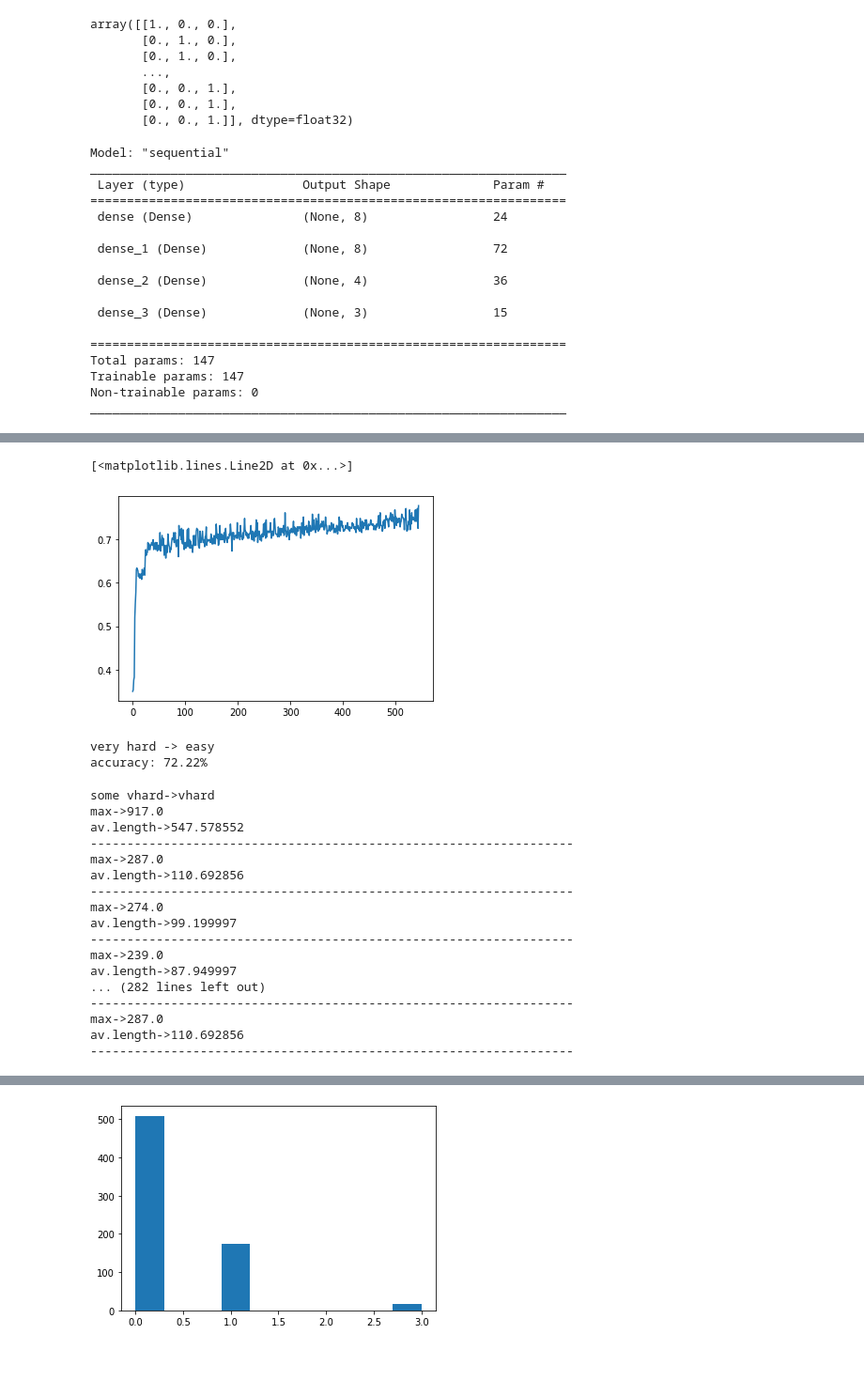
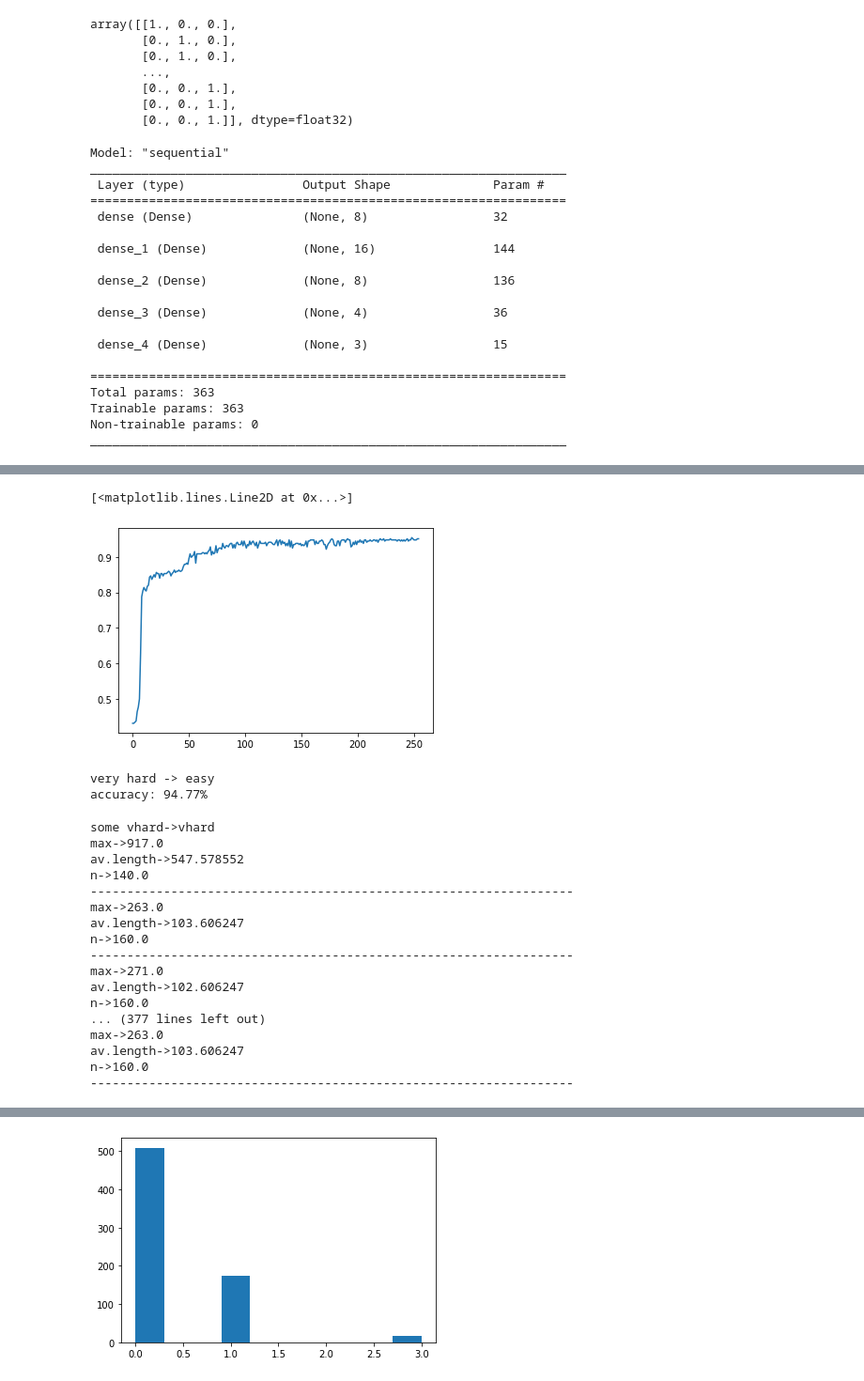
Before and after one commit to harel-coffee/pouw-auto, a Jupyter notebook: 4Dropped_Neural_Network_Multi_Classs_Classification.ipynb, the cells around one changed output, grey strips where cells are left out. Shown: that part at 94% size. Drawn from its saved outputs; the diff is of its cells as text; code cells hidden in the pictures.

```diff
--- a/4Dropped_Neural_Network_Multi_Classs_Classification.ipynb
+++ b/4Dropped_Neural_Network_Multi_Classs_Classification.ipynb
@@ -80,8 +80,8 @@ X_modified = X
 # %% [output]
 [figure]
 # %%
-names = [ 'max', 'av.length']
-X_modified = X.drop(['n/m', 'n', 'median', 'range',  'std.dev','k', 'min','indeks', 'class',  'subtype', '(m/n)^3', '(m/n)^2', '(n/m)^2', '(n/m)^3','m/n','m'], axis = 1)
+names = [ 'max', 'av.length', 'n']
+X_modified = X.drop(['n/m',  'median', 'range',  'std.dev','k', 'min','indeks', 'class',  'subtype', '(m/n)^3', '(m/n)^2', '(n/m)^2', '(n/m)^3','m/n','m'], axis = 1)
 
 from imblearn.over_sampling import RandomOverSampler
 oversample = RandomOverSampler(random_state=0)
@@ -139,7 +139,7 @@ classifier = Sequential()
 classifier.add(Dense(8, input_dim = X_modified.shape[1], activation='relu'))
 #classifier.add(Dense(8, activation = 'relu'))
 
-classifier.add(Dense(8, activation = 'relu'))
+classifier.add(Dense(16, activation = 'relu'))
 
 #classifier.add(Dense(32, activation = 'relu'))
 #classifier.add(Dense(32, activation = 'relu'))
@@ -149,7 +149,10 @@ classifier.add(Dense(8, activation = 'relu'))
 
 #classifier.add(Dense(8, activation='relu'))
 
+classifier.add(Dense(8, activation='relu'))
+
 classifier.add(Dense(4, activation='relu'))
+
 
 classifier.add(Dense(3, activation = 'softmax'))
 classifier.compile(loss = 'categorical_crossentropy', optimizer = 'adam', metrics = ['accuracy'])
@@ -159,17 +162,19 @@ Model: "sequential"
 _________________________________________________________________
  Layer (type)                Output Shape              Param #
 =================================================================
- dense (Dense)               (None, 8)                 24
+ dense (Dense)               (None, 8)                 32
 
- dense_1 (Dense)             (None, 8)                 72
+ dense_1 (Dense)             (None, 16)                144
 
- dense_2 (Dense)             (None, 4)                 36
+ dense_2 (Dense)             (None, 8)                 136
 
- dense_3 (Dense)             (None, 3)                 15
+ dense_3 (Dense)             (None, 4)                 36
+
+ dense_4 (Dense)             (None, 3)                 15
 
 =================================================================
-Total params: 147
-Trainable params: 147
+Total params: 363
+Trainable params: 363
 Non-trainable params: 0
 _________________________________________________________________
 # %%
@@ -185,7 +190,7 @@ earlystopping = callbacks.EarlyStopping(monitor ="val_loss",
                                         mode ="min", patience = 20,
                                         restore_best_weights = True)
 
-history = classifier.fit(X_train, y_train, batch_size = 16,
+history = classifier.fit(X_train, y_train, batch_size = 32,
                     epochs = 600, validation_data =(X_test, y_test),
                     callbacks =[earlystopping])
 plt.plot(history.history['val_accuracy'])
@@ -210,5 +215,5 @@ Epoch 545/600
 [<matplotlib.lines.Line2D at 0x...>]
-[figure, old version]
+[figure, new version]
 # %%
 from keras.metrics import accuracy
 #test_size = X_test.shape[0]
@@ -240,7 +245,7 @@ for i in range(len(pred_)):
 print(f'accuracy: {(cnt_correct/cnt)*100:.2f}%')
 # %% [output]
 very hard -> easy
-accuracy: 72.22%
+accuracy: 94.77%
 # %%
 print("some vhard->vhard")
 cnt = 0
@@ -259,20 +264,20 @@ for i in range(len(pred_)):
 some vhard->vhard
 max->917.0
 av.length->547.578552
+n->140.0
 ------------------------------------------------------------------
-max->287.0
-av.length->110.692856
+max->263.0
+av.length->103.606247
+n->160.0
 ------------------------------------------------------------------
-max->274.0
-av.length->99.199997
+max->271.0
+av.length->102.606247
+n->160.0
+... (377 lines left out)
+max->263.0
+av.length->103.606247
+n->160.0
 ------------------------------------------------------------------
-max->239.0
-av.length->87.949997
-... (282 lines left out)
-------------------------------------------------------------------
-max->287.0
-av.length->110.692856
-------------------------------------------------------------------
 # %%
 from sklearn.metrics import confusion_matrix, ConfusionMatrixDisplay
 #for i in range(len(pred_)):
```
Also changed, not shown: parts of 4 cells of this notebook.
